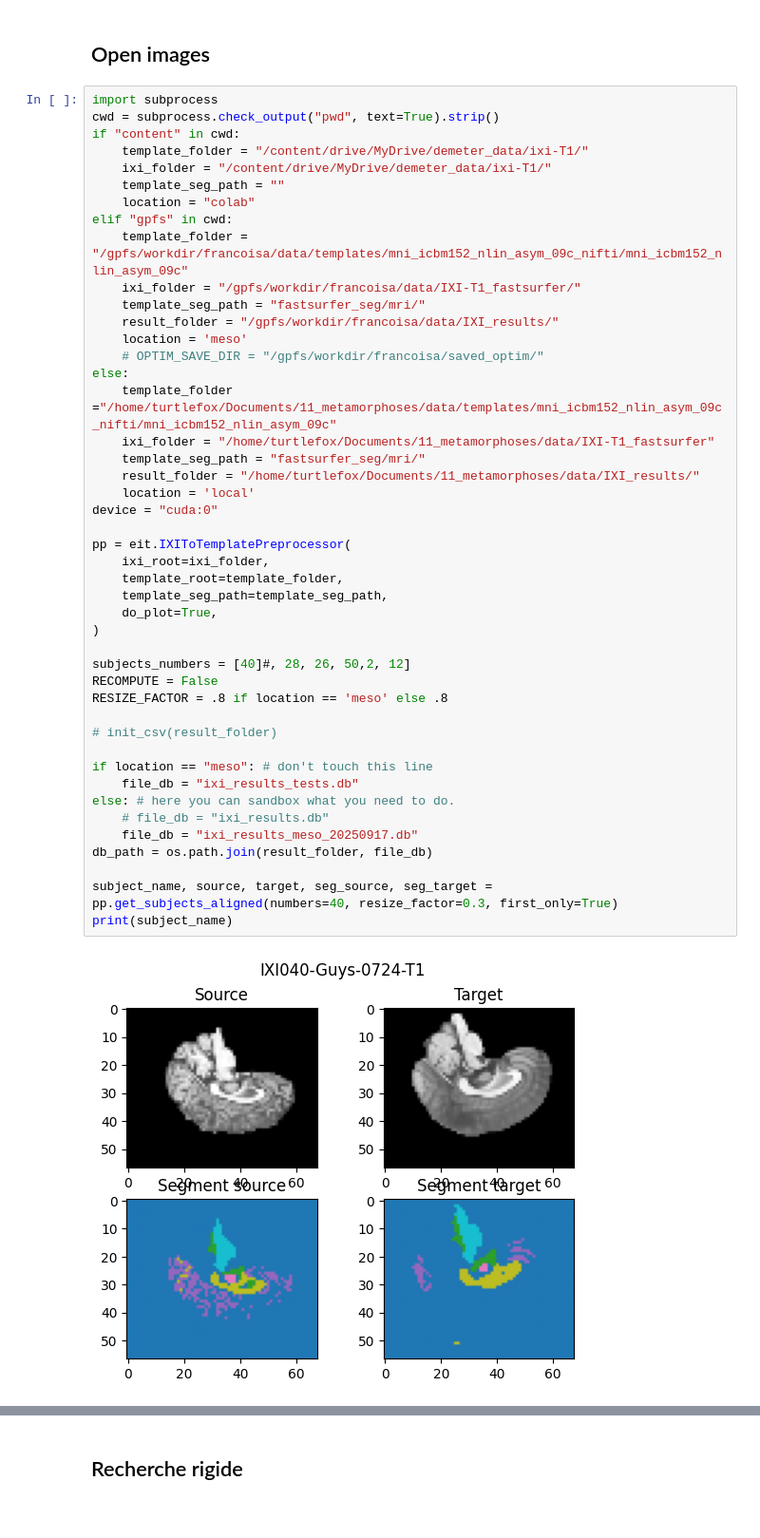
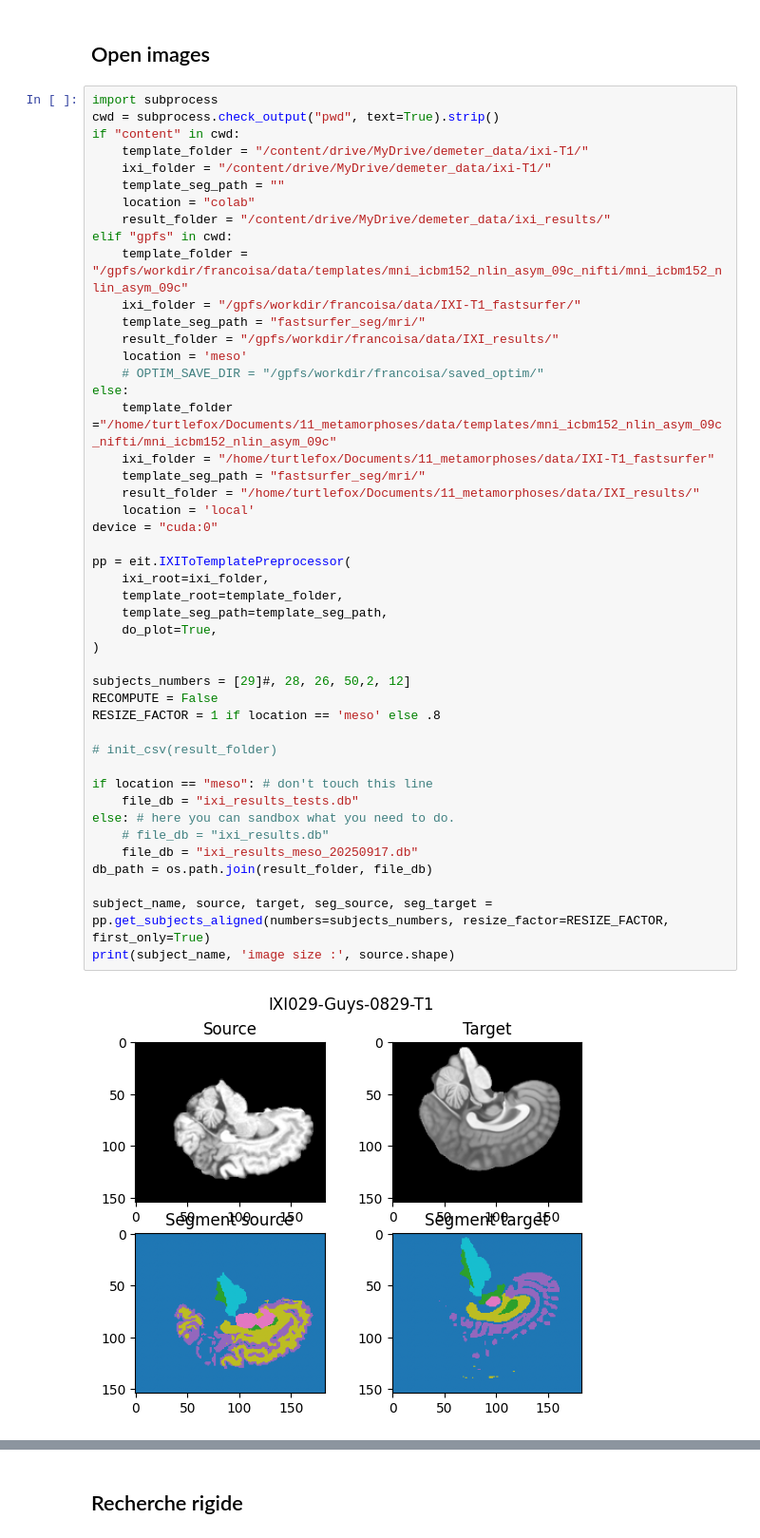
Before and after one commit to antonfrancois/Demeter_metamorphosis, a Jupyter notebook: examples/execute_ixi_template.ipynb, the cells around one changed output, grey strips where cells are left out. Shown at 95% size. Saved outputs shown, nothing was run; the diff lists cells and outputs as text.

```diff
--- a/examples/execute_ixi_template.ipynb
+++ b/examples/execute_ixi_template.ipynb
@@ -124,6 +148,7 @@ if "content" in cwd:
     ixi_folder = "/content/drive/MyDrive/demeter_data/ixi-T1/"
     template_seg_path = ""
     location = "colab"
+    result_folder = "/content/drive/MyDrive/demeter_data/ixi_results/"
 elif "gpfs" in cwd:
     template_folder = "/gpfs/workdir/francoisa/data/templates/mni_icbm152_nlin_asym_09c_nifti/mni_icbm152_nlin_asym_09c"
     ixi_folder = "/gpfs/workdir/francoisa/data/IXI-T1_fastsurfer/"
@@ -131,35 +156,35 @@ elif "gpfs" in cwd:
     result_folder = "/gpfs/workdir/francoisa/data/IXI_results/"
     location = 'meso'
     # OPTIM_SAVE_DIR = "/gpfs/workdir/francoisa/saved_optim/"
 else:
     template_folder ="/home/turtlefox/Documents/11_metamorphoses/data/templates/mni_icbm152_nlin_asym_09c_nifti/mni_icbm152_nlin_asym_09c"
     ixi_folder = "/home/turtlefox/Documents/11_metamorphoses/data/IXI-T1_fastsurfer"
     template_seg_path = "fastsurfer_seg/mri/"
     result_folder = "/home/turtlefox/Documents/11_metamorphoses/data/IXI_results/"
     location = 'local'
 device = "cuda:0"
 
 pp = eit.IXIToTemplatePreprocessor(
     ixi_root=ixi_folder,
     template_root=template_folder,
     template_seg_path=template_seg_path,
     do_plot=True,
 )
 
-subjects_numbers = [40]#, 28, 26, 50,2, 12]
+subjects_numbers = [29]#, 28, 26, 50,2, 12]
 RECOMPUTE = False
-RESIZE_FACTOR = .8 if location == 'meso' else .8
+RESIZE_FACTOR = 1 if location == 'meso' else .8
 
 # init_csv(result_folder)
 
 if location == "meso": # don't touch this line
     file_db = "ixi_results_tests.db"
 else: # here you can sandbox what you need to do.
     # file_db = "ixi_results.db"
     file_db = "ixi_results_meso_20250917.db"
 db_path = os.path.join(result_folder, file_db)
 
-subject_name, source, target, seg_source, seg_target = pp.get_subjects_aligned(numbers=40, resize_factor=0.3, first_only=True)
-print(subject_name)
+subject_name, source, target, seg_source, seg_target = pp.get_subjects_aligned(numbers=subjects_numbers, resize_factor=RESIZE_FACTOR, first_only=True)
+print(subject_name, 'image size :', source.shape)
 # %% [output]
-[figure, old version]
+[figure, new version]
```
Also changed, not shown: parts of 14 cells of this notebook.
